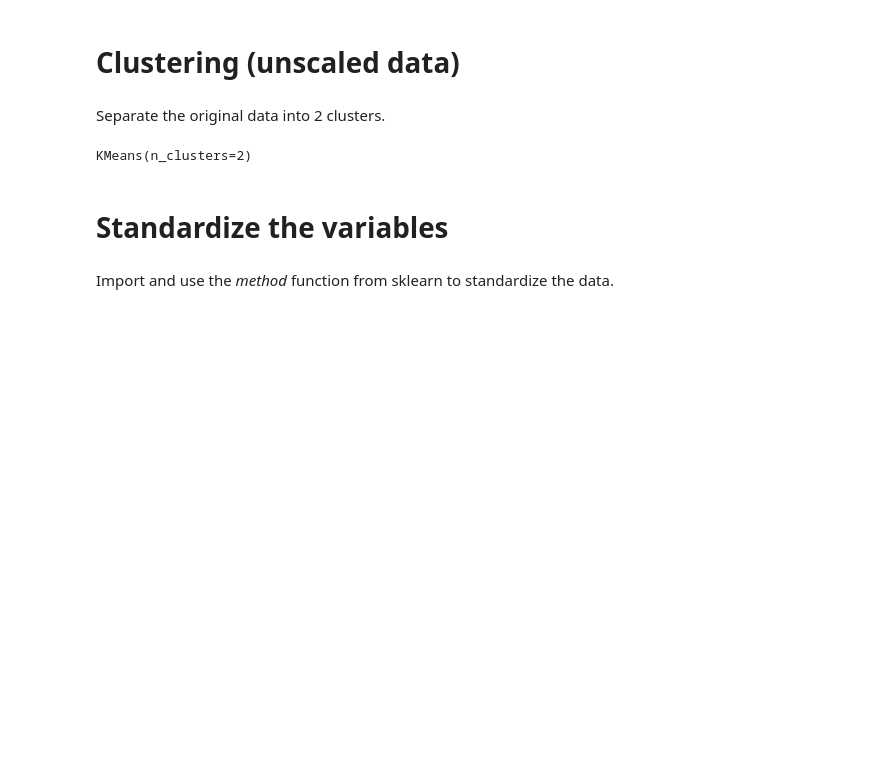
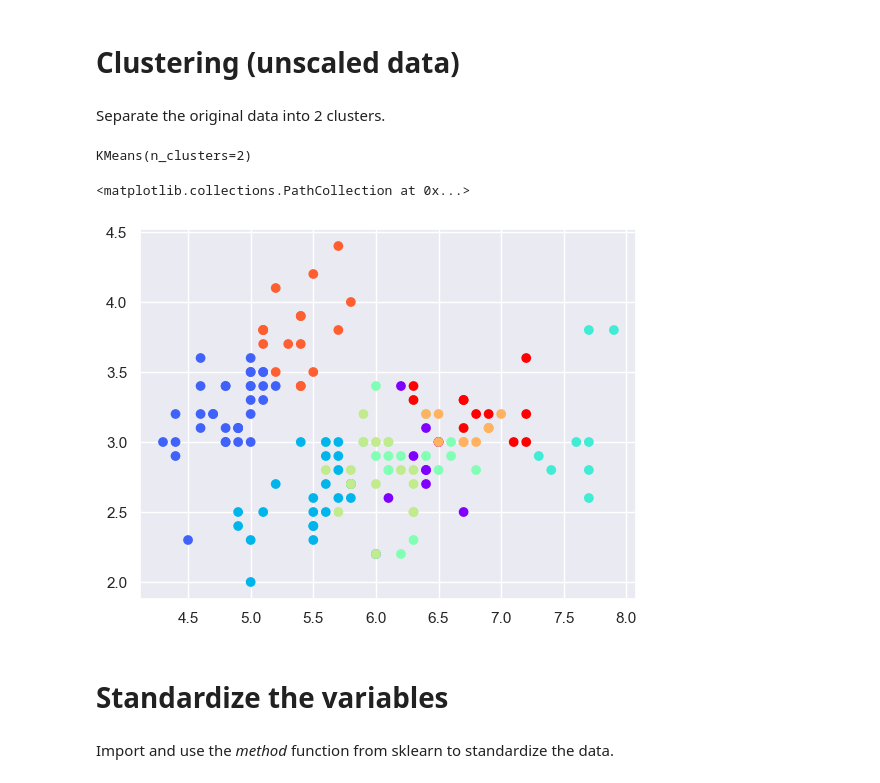
Before and after one commit to manuel22fuele/DC_Codes, a Jupyter notebook: Species Segmentation with Cluster Analysis Part 1- Exercise.ipynb, the cells around one changed output. Saved outputs shown, nothing was run; the diff lists cells and outputs as text; code cells hidden in the pictures; blank space fills up the shorter version.

```diff
--- a/Species Segmentation with Cluster Analysis Part 1- Exercise.ipynb
+++ b/Species Segmentation with Cluster Analysis Part 1- Exercise.ipynb
@@ -67,3 +70,8 @@ KMeans(n_clusters=2)
+# %%
+plt.scatter(clusters['sepal_length'], clusters['sepal_width'], c=clusters['cluster_pred'], cmap = 'rainbow')
+# %% [output]
+<matplotlib.collections.PathCollection at 0x...>
+[figure, added]
 # %% [markdown]
 # Standardize the variables
 # %% [markdown]
```
Also changed, not shown: parts of 8 cells of this notebook, 1 other file.
